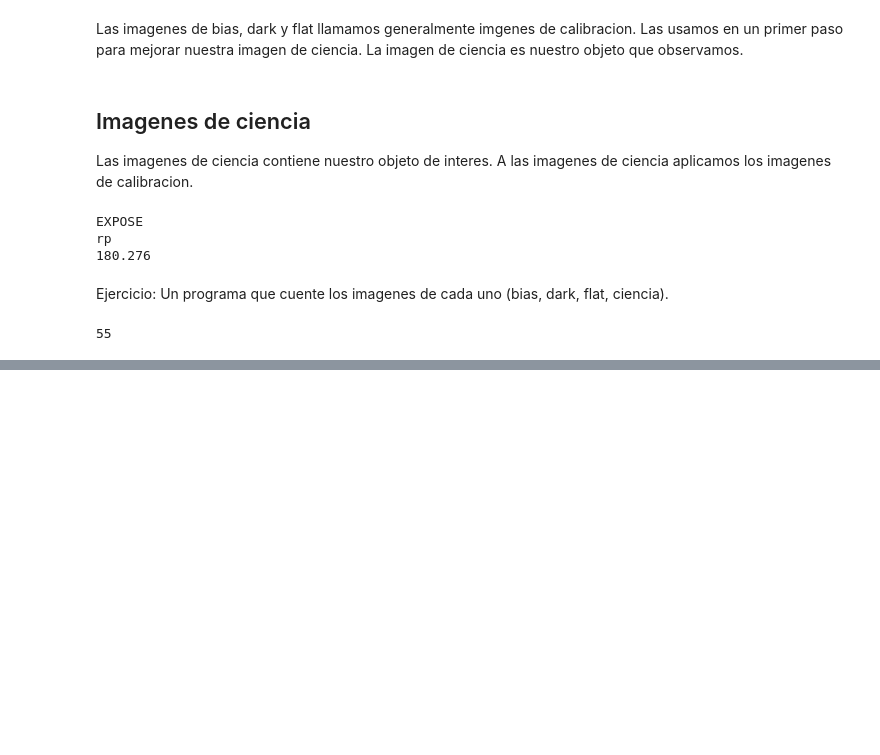
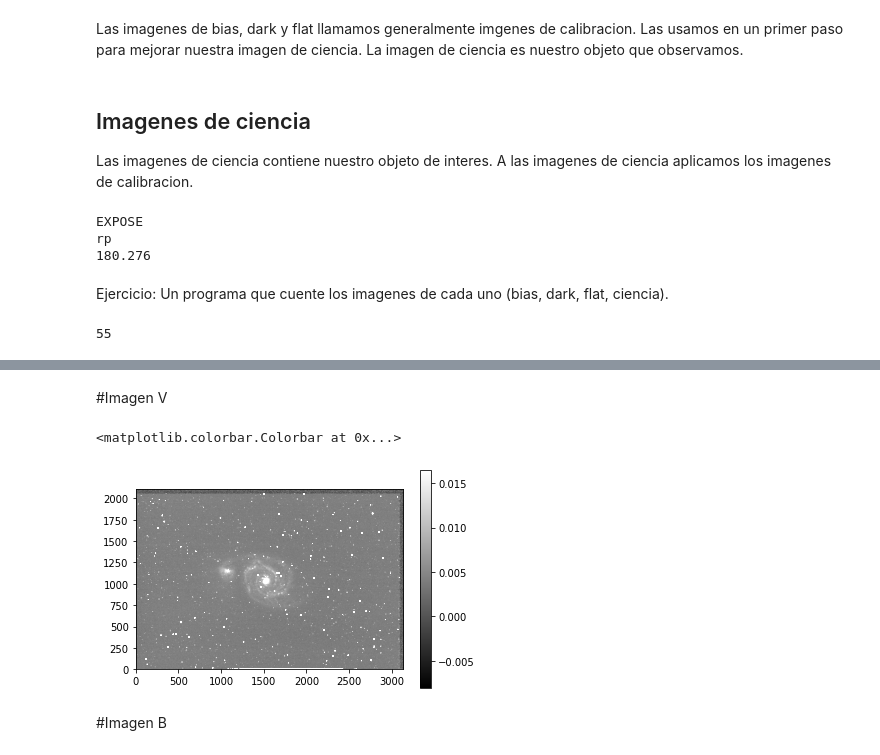
Before and after one commit to MarkusRabus/PracticaVeranoUCSC_2022, a Jupyter notebook: CCDAnalisis.ipynb, the cells around one changed output, grey strips where cells are left out. Saved outputs shown, nothing was run; the diff lists cells and outputs as text; code cells hidden in the pictures; blank space fills up the shorter version.

Commit message:
Tarea juntar imagenes

```diff
--- a/CCDAnalisis.ipynb
+++ b/CCDAnalisis.ipynb
@@ -188,0 +285,9 @@ len(FlatRP_T)+len(FlatB_T)+len(FlatV_T)+len(Bias_T)+len(Exp_T)+len(Dark_T)
+# %%
+MasterFlatV=np.empty_like(fits.getdata(FlatV_T[0], ext=1))
+# %%
+for i in FlatV_T:
+        data=fits.getdata(i, ext=1)
+        MasterFlatV=np.add(MasterFlatV, data)
+
+MasterFlatV=MasterFlatV/len(FlatV_T)
+MasterFlatV=np.array(MasterFlatV, dtype=np.int16)
@@ -188,0 +309,3 @@ len(FlatRP_T)+len(FlatB_T)+len(FlatV_T)+len(Bias_T)+len(Exp_T)+len(Dark_T)
+# %%
+Ciencia_V=fits.getdata(Exp_T[1], ext=1)
+Ciencia_V
@@ -188,0 +320,19 @@ len(FlatRP_T)+len(FlatB_T)+len(FlatV_T)+len(Bias_T)+len(Exp_T)+len(Dark_T)
+# %%
+np.seterr(divide='ignore', invalid='ignore')
+cienciaF=(Ciencia_V-MasterBias)
+cienciaF=cienciaF/MasterFlatV
+# %% [markdown]
+#Imagen V
+# %%
+interval = ZScaleInterval()
+norm = ImageNormalize(cienciaF, interval=ZScaleInterval())
+
+fig = plt.figure()
+ax = fig.add_subplot(1, 1, 1)
+plot = ax.imshow(cienciaF, cmap='gray', origin='lower', norm=norm,)
+fig.colorbar(plot)
+# %% [output]
+<matplotlib.colorbar.Colorbar at 0x...>
+[figure, added]
+# %% [markdown]
+#Imagen B
```
Also changed, not shown: parts of 26 cells of this notebook.
